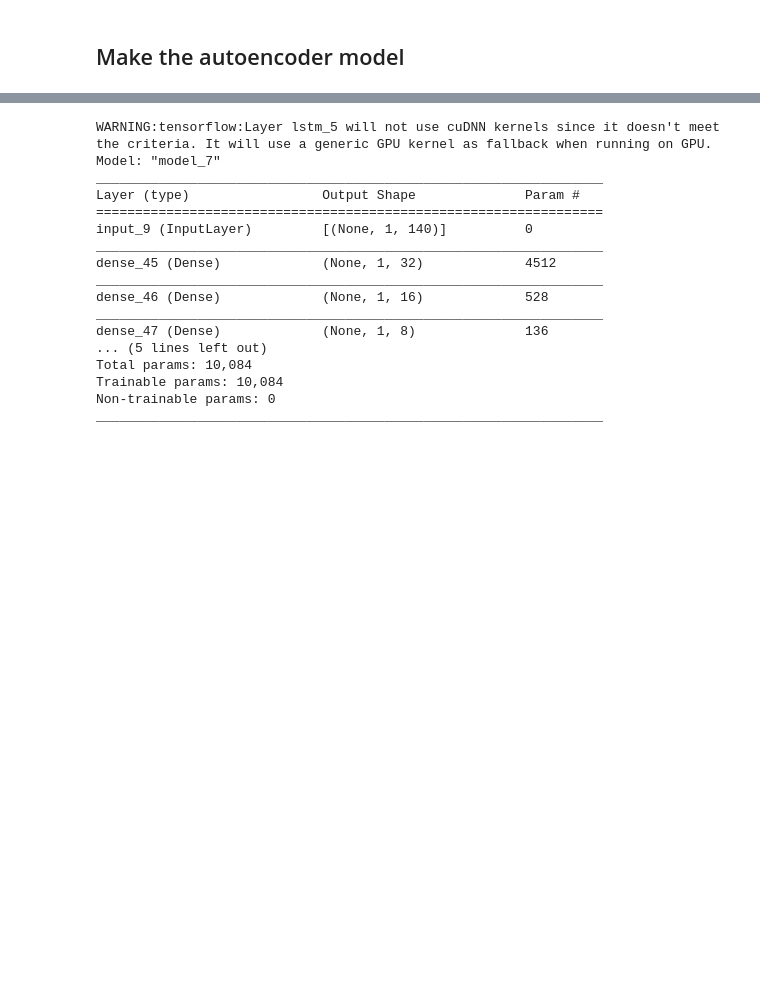
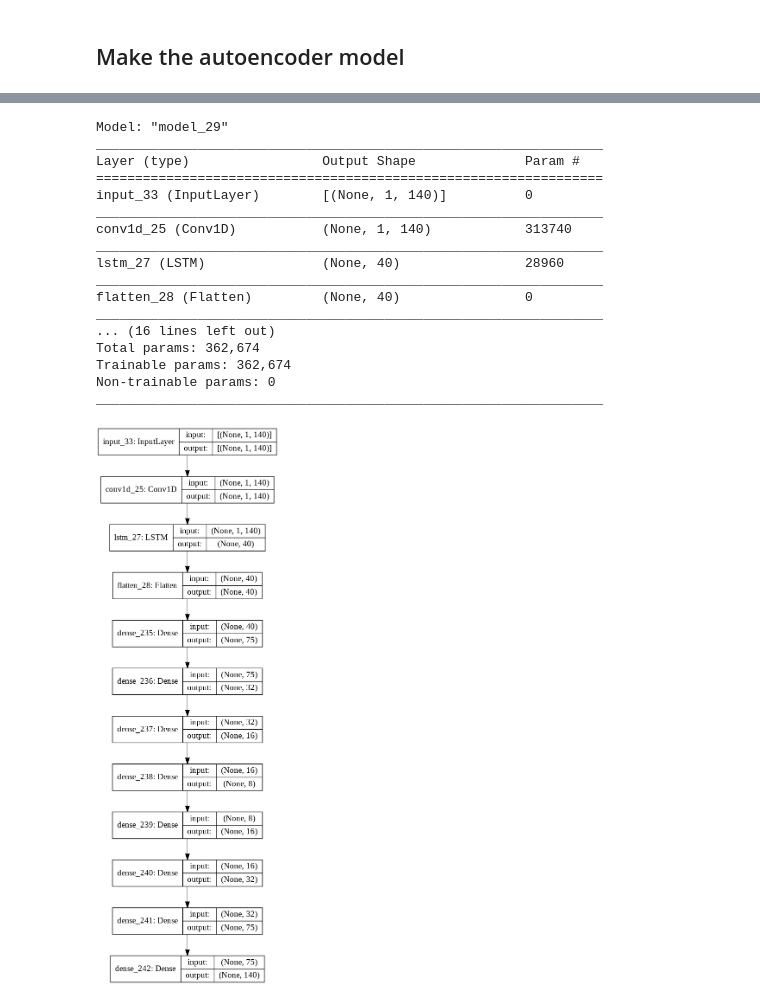
Before and after one commit to wyctorfogos/RECONSTRUCTION-OF-ECG-SIGNAL-WITH-DIFFERENT-NOISE-LEVELS, a Jupyter notebook: RECONSTRUCTION_OF_ECG_SIGNAL_WITH_DIFFERENT_NOISE_LEVELS.ipynb, the cells around one changed output, grey strips where cells are left out. Saved outputs shown, nothing was run; the diff lists cells and outputs as text; code cells hidden in the pictures; blank space fills up the shorter version.

```diff
--- a/RECONSTRUCTION_OF_ECG_SIGNAL_WITH_DIFFERENT_NOISE_LEVELS.ipynb
+++ b/RECONSTRUCTION_OF_ECG_SIGNAL_WITH_DIFFERENT_NOISE_LEVELS.ipynb
@@ -98,41 +112,25 @@ def Reshape_data(x):
 # %%
 def Create_a_model(X):
   X=Reshape_data(X)
+  X=np.array(X)
   encoder_inputs = layers.Input(shape=(X.shape[1:]))
-  x=layers.LSTM(140,input_shape=(X.shape[1:]), activation='relu')
-  #x=layers.Dense(75, activation="relu")(encoder_inputs)
-  x=layers.Dense(32, activation="relu")(encoder_inputs)
+  x= layers.Conv1D(140,16,strides=1, input_shape=X.shape[1:], padding="same")(encoder_inputs)
+  #x=layers.AveragePooling1D(pool_size=3)(x)
+  x=layers.LSTM(40, activation='relu')(x)
+  x=layers.Flatten()(x)
+  x=layers.Dense(75, activation="relu")(x)
+  x=layers.Dense(32, activation="relu")(x)
   x=layers.Dense(16, activation="relu")(x)
   x=layers.Dense(8, activation="relu")(x)
 
   decoder = layers.Dense(16, activation="relu")(x)
-  x=layers.Dense(32, activation="relu")(x)
-  #x=layers.Dense(75, activation="relu")(x)
+  x=layers.Dense(32, activation="relu")(decoder)
+  x=layers.Dense(75, activation="relu")(x)
   x=layers.Dense(140, activation="sigmoid")(x)
 
   autoencoder =Model(inputs=encoder_inputs,outputs=x)
 
   autoencoder.summary()
 
-  autoencoder.compile(optimizer=tf.keras.optimizers.RMSprop(learning_rate=1e-1), loss='mae')
+  autoencoder.compile(optimizer=tf.keras.optimizers.RMSprop(learning_rate=1e-4), loss='mae')
   return autoencoder
-# %%
-autoencoder=Create_a_model(x_train_data)
-# %% [output]
-WARNING:tensorflow:Layer lstm_5 will not use cuDNN kernels since it doesn't meet the criteria. It will use a generic GPU kernel as fallback when running on GPU.
-Model: "model_7"
-_________________________________________________________________
-Layer (type)                 Output Shape              Param #
-=================================================================
-input_9 (InputLayer)         [(None, 1, 140)]          0
-_________________________________________________________________
-dense_45 (Dense)             (None, 1, 32)             4512
-_________________________________________________________________
-dense_46 (Dense)             (None, 1, 16)             528
-_________________________________________________________________
-dense_47 (Dense)             (None, 1, 8)              136
-... (5 lines left out)
-Total params: 10,084
-Trainable params: 10,084
-Non-trainable params: 0
-_________________________________________________________________
@@ -141 +137,23 @@ autoencoder.compile(optimizer=tf.keras.optimizers.Adam(), loss='mae')
+# %%
+autoencoder=Create_a_model(x_train_data)
+tf.keras.utils.plot_model(autoencoder, to_file='model_plot.png', show_shapes=True, show_layer_names=True)
+# %% [output]
+Model: "model_29"
+_________________________________________________________________
+Layer (type)                 Output Shape              Param #
+=================================================================
+input_33 (InputLayer)        [(None, 1, 140)]          0
+_________________________________________________________________
+conv1d_25 (Conv1D)           (None, 1, 140)            313740
+_________________________________________________________________
+lstm_27 (LSTM)               (None, 40)                28960
+_________________________________________________________________
+flatten_28 (Flatten)         (None, 40)                0
+_________________________________________________________________
+... (16 lines left out)
+Total params: 362,674
+Trainable params: 362,674
+Non-trainable params: 0
+_________________________________________________________________
+[figure, added]
 # %%
```
Also changed, not shown: parts of 10 cells of this notebook.
